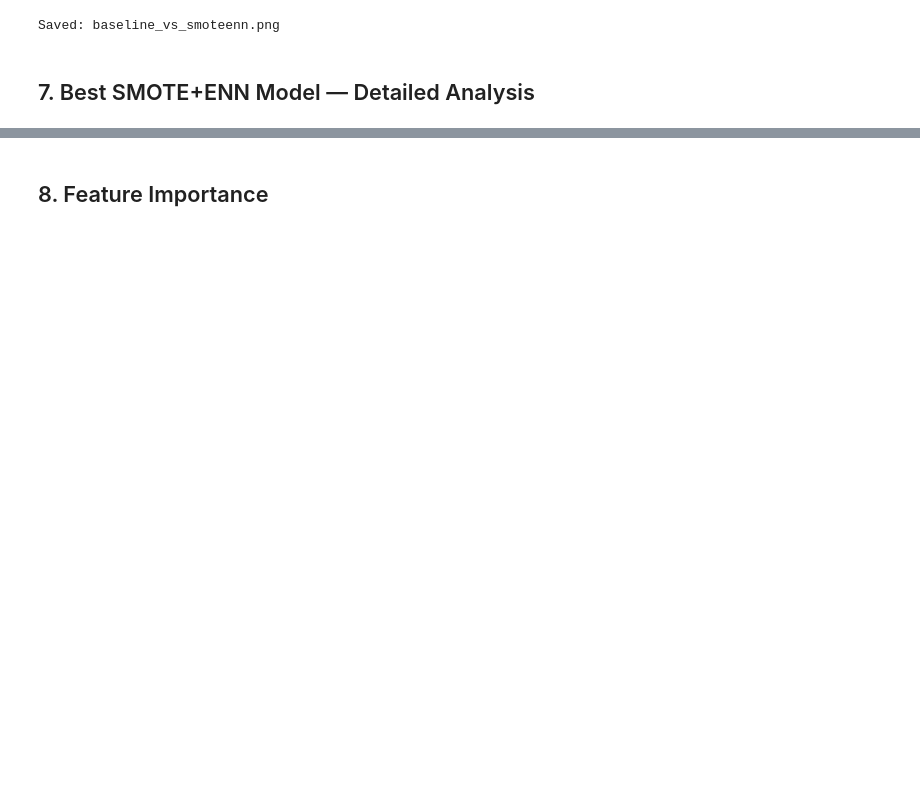
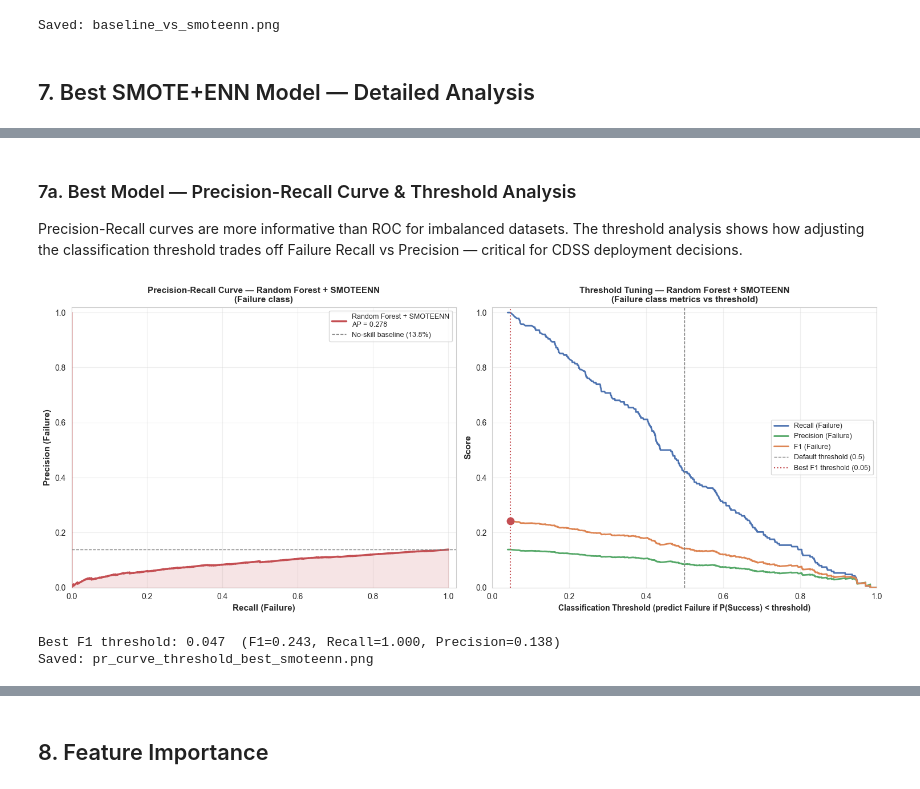
Before and after one commit to VladTemp27/TB-DOTS-CAR-CDSS, a Jupyter notebook: non-temporal/improved_models_with_smote_enn.ipynb, the cells around one changed output, grey strips where cells are left out. Saved outputs shown, nothing was run; the diff lists cells and outputs as text; code cells hidden in the pictures; blank space fills up the shorter version.

```diff
--- a/non-temporal/improved_models_with_smote_enn.ipynb
+++ b/non-temporal/improved_models_with_smote_enn.ipynb
@@ -1100 +1101,65 @@ print('Saved: confusion_matrix_best_smoteenn.png')
 Saved: confusion_matrix_best_smoteenn.png
+# %% [markdown]
+### 7a. Best Model — Precision-Recall Curve & Threshold Analysis
+
+Precision-Recall curves are more informative than ROC for imbalanced datasets. The threshold analysis shows how adjusting the classification threshold trades off Failure Recall vs Precision — critical for CDSS deployment decisions.
+# %%
+from sklearn.metrics import precision_recall_curve, average_precision_score
+
+# ── Precision-Recall Curve — Best SMOTE+ENN Model ─────────────────────────
+precision_vals, recall_vals, pr_thresholds = precision_recall_curve(y_test, y_proba_best, pos_label=0)
+ap_score = average_precision_score(y_test, 1 - y_proba_best, pos_label=0)
+
+fig, axes = plt.subplots(1, 2, figsize=(15, 6))
+
+# ── Left: Precision-Recall Curve ──────────────────────────────────────────
+axes[0].plot(recall_vals, precision_vals, color='#C44E52', linewidth=2.5,
+             label=f'{best_imp_name}\nAP = {ap_score:.3f}')
+axes[0].axhline(y=(y_test == 0).mean(), color='gray', linestyle='--', linewidth=1,
+                label=f'No-skill baseline ({(y_test == 0).mean():.1%})')
+axes[0].fill_between(recall_vals, precision_vals, alpha=0.15, color='#C44E52')
+axes[0].set_xlabel('Recall (Failure)', fontweight='bold', fontsize=11)
+axes[0].set_ylabel('Precision (Failure)', fontweight='bold', fontsize=11)
+axes[0].set_title(f'Precision-Recall Curve — {best_imp_name}\n(Failure class)',
+                  fontweight='bold', fontsize=11)
+axes[0].legend(loc='upper right', fontsize=9)
+axes[0].set_xlim([0, 1.02])
+axes[0].set_ylim([0, 1.02])
+axes[0].grid(alpha=0.3)
+
+# ── Right: Threshold Tuning — Recall / Precision / F1 vs Threshold ────────
+# Compute F1 from precision/recall
+f1_vals = 2 * (precision_vals[:-1] * recall_vals[:-1]) / (precision_vals[:-1] + recall_vals[:-1] + 1e-10)
+
+axes[1].plot(pr_thresholds, recall_vals[:-1], color='#4C72B0', linewidth=2, label='Recall (Failure)')
+axes[1].plot(pr_thresholds, precision_vals[:-1], color='#55A868', linewidth=2, label='Precision (Failure)')
+axes[1].plot(pr_thresholds, f1_vals, color='#DD8452', linewidth=2, label='F1 (Failure)')
+
+# Mark default threshold (0.5) and best F1 threshold
+axes[1].axvline(x=0.5, color='gray', linestyle='--', linewidth=1, label='Default threshold (0.5)')
+best_f1_idx = np.argmax(f1_vals)
+best_f1_thresh = pr_thresholds[best_f1_idx]
+axes[1].axvline(x=best_f1_thresh, color='#C44E52', linestyle=':', linewidth=1.5,
+                label=f'Best F1 threshold ({best_f1_thresh:.2f})')
+axes[1].scatter([best_f1_thresh], [f1_vals[best_f1_idx]], color='#C44E52', zorder=5, s=80)
+
+axes[1].set_xlabel('Classification Threshold (predict Failure if P(Success) < threshold)',
+                   fontweight='bold', fontsize=10)
+axes[1].set_ylabel('Score', fontweight='bold', fontsize=11)
+axes[1].set_title(f'Threshold Tuning — {best_imp_name}\n(Failure class metrics vs threshold)',
+                  fontweight='bold', fontsize=11)
+axes[1].legend(loc='center right', fontsize=9)
+axes[1].set_xlim([0, 1])
+axes[1].set_ylim([0, 1.02])
+axes[1].grid(alpha=0.3)
+
+plt.tight_layout()
+plt.savefig('smoteenn_outputs/images/pr_curve_threshold_best_smoteenn.png', dpi=150, bbox_inches='tight')
+plt.show()
+print(f'Best F1 threshold: {best_f1_thresh:.3f}  (F1={f1_vals[best_f1_idx]:.3f}, '
+      f'Recall={recall_vals[:-1][best_f1_idx]:.3f}, Precision={precision_vals[:-1][best_f1_idx]:.3f})')
+print('Saved: pr_curve_threshold_best_smoteenn.png')
+# %% [output]
+[figure, added]
+Best F1 threshold: 0.047  (F1=0.243, Recall=1.000, Precision=0.138)
+Saved: pr_curve_threshold_best_smoteenn.png
```
Also changed, not shown: parts of 22 cells of this notebook, 18 other files.
